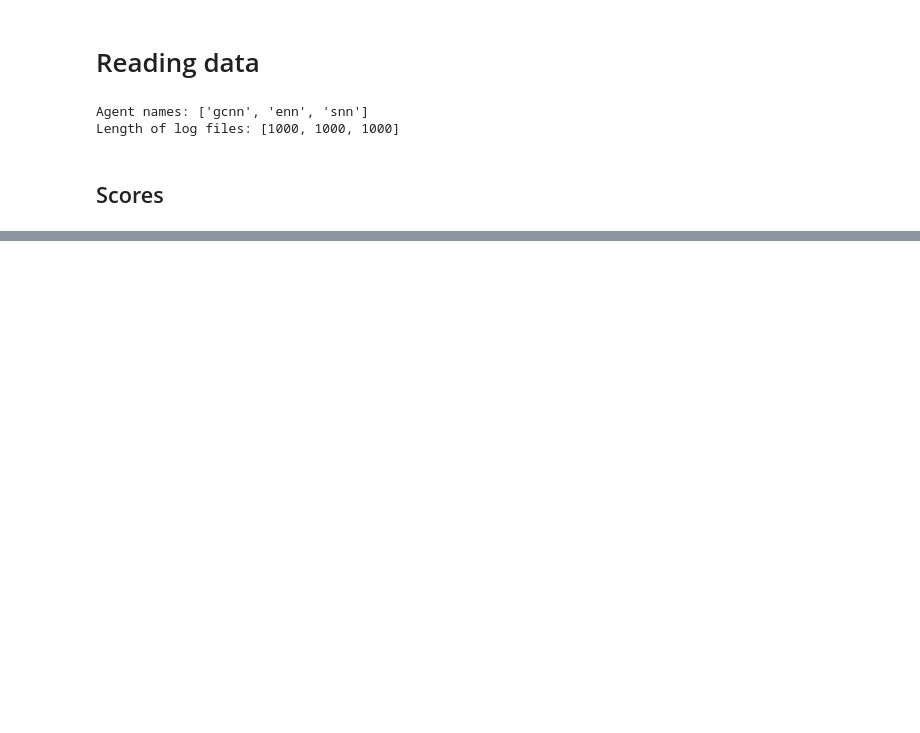
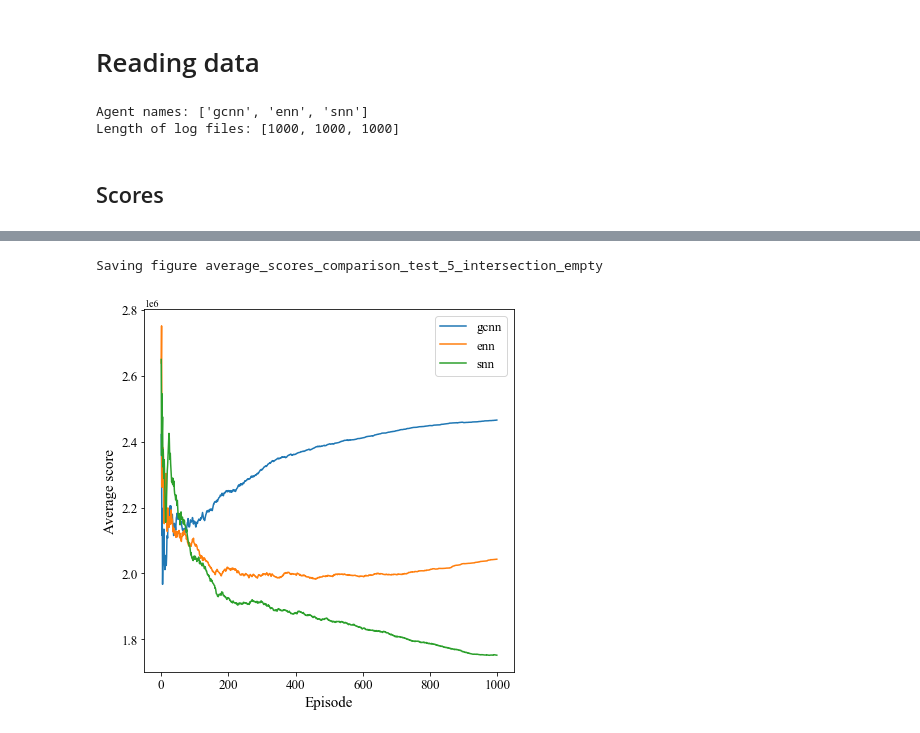
Before and after one commit to basictask/TrafficControl, a Jupyter notebook: logs/plot_scores_comparison.ipynb, the cells around one changed output, grey strips where cells are left out. Drawn from its saved outputs; the diff is of its cells as text; code cells hidden in the pictures; blank space fills up the shorter version.

```diff
--- a/logs/plot_scores_comparison.ipynb
+++ b/logs/plot_scores_comparison.ipynb
@@ -63,0 +89,12 @@ Saving figure windowed_scores_comparison
+# %%
+plt.figure(figsize=(6,6))
+sns.lineplot(x=df_mean.index, y=df_mean.value, hue=df_mean.variable)
+plt.xlabel('Episode', size=15)
+plt.ylabel('Average score', size=15)
+plt.legend(loc='best', fontsize=13)
+plt.tick_params(axis='both', which='major', labelsize=13)
+save_fig(f'average_scores_comparison_{city_name}')
+plt.show()
+# %% [output]
+Saving figure average_scores_comparison_test_5_intersection_empty
+[figure, added]
```
Also changed, not shown: parts of 4 cells of this notebook, 45 other files.
